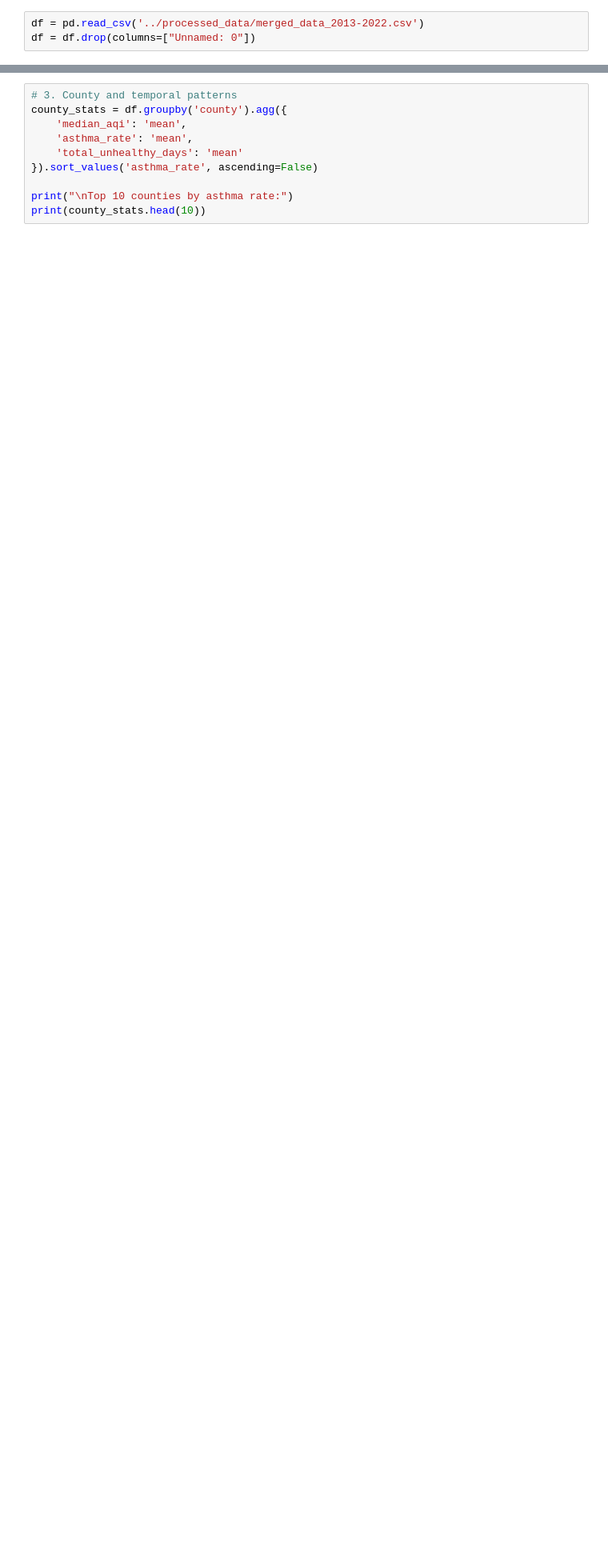
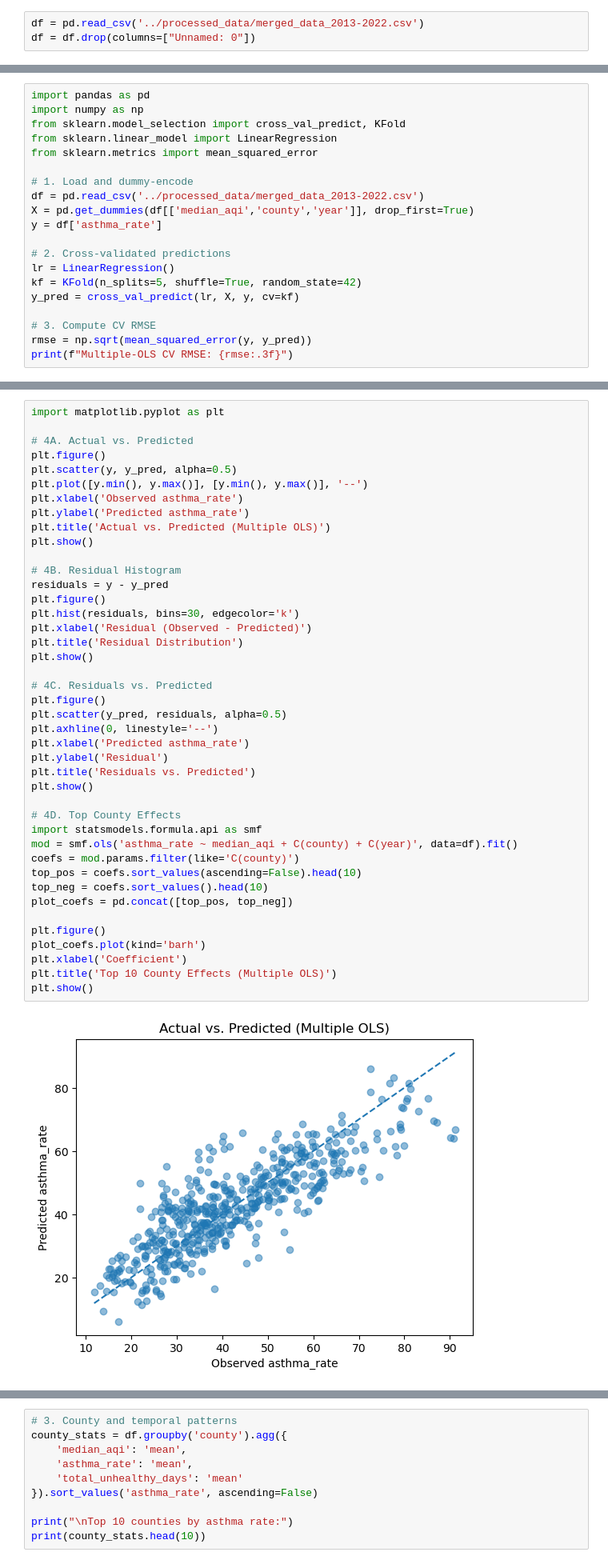
Before and after one commit to cassandrahuber/SCIPE-CI-SIP-Project, a Jupyter notebook: notebooks/extended_data.ipynb, the cells around one changed output, grey strips where cells are left out. Shown: that part at 80% size. Drawn from its saved outputs; the diff is of its cells as text; blank space fills up the shorter version.

Commit message:
extending the size of the data

```diff
--- a/notebooks/extended_data.ipynb
+++ b/notebooks/extended_data.ipynb
@@ -68,3 +68,23 @@ Covariance Type:            nonrobust
 
 Notes:
 [1] Standard Errors assume that the covariance matrix of the errors is correctly specified.
+# %%
+import pandas as pd
+import numpy as np
+from sklearn.model_selection import cross_val_predict, KFold
+from sklearn.linear_model import LinearRegression
+from sklearn.metrics import mean_squared_error
+
+# 1. Load and dummy-encode
+df = pd.read_csv('../processed_data/merged_data_2013-2022.csv')
+X = pd.get_dummies(df[['median_aqi','county','year']], drop_first=True)
+y = df['asthma_rate']
+
+# 2. Cross-validated predictions
+lr = LinearRegression()
+kf = KFold(n_splits=5, shuffle=True, random_state=42)
+y_pred = cross_val_predict(lr, X, y, cv=kf)
+
+# 3. Compute CV RMSE
+rmse = np.sqrt(mean_squared_error(y, y_pred))
+print(f"Multiple-OLS CV RMSE: {rmse:.3f}")
@@ -70,0 +93,44 @@ Notes:
+# %%
+import matplotlib.pyplot as plt
+
+# 4A. Actual vs. Predicted
+plt.figure()
+plt.scatter(y, y_pred, alpha=0.5)
+plt.plot([y.min(), y.max()], [y.min(), y.max()], '--')
+plt.xlabel('Observed asthma_rate')
+plt.ylabel('Predicted asthma_rate')
+plt.title('Actual vs. Predicted (Multiple OLS)')
+plt.show()
+
+# 4B. Residual Histogram
+residuals = y - y_pred
+plt.figure()
+plt.hist(residuals, bins=30, edgecolor='k')
+plt.xlabel('Residual (Observed - Predicted)')
+plt.title('Residual Distribution')
+plt.show()
+
+# 4C. Residuals vs. Predicted
+plt.figure()
+plt.scatter(y_pred, residuals, alpha=0.5)
+plt.axhline(0, linestyle='--')
+plt.xlabel('Predicted asthma_rate')
+plt.ylabel('Residual')
+plt.title('Residuals vs. Predicted')
+plt.show()
+
+# 4D. Top County Effects
+import statsmodels.formula.api as smf
+mod = smf.ols('asthma_rate ~ median_aqi + C(county) + C(year)', data=df).fit()
+coefs = mod.params.filter(like='C(county)')
+top_pos = coefs.sort_values(ascending=False).head(10)
+top_neg = coefs.sort_values().head(10)
+plot_coefs = pd.concat([top_pos, top_neg])
+
+plt.figure()
+plot_coefs.plot(kind='barh')
+plt.xlabel('Coefficient')
+plt.title('Top 10 County Effects (Multiple OLS)')
+plt.show()
+# %% [output]
+[figure, added]
```
Also changed, not shown: parts of 9 cells of this notebook, 5 other files.
